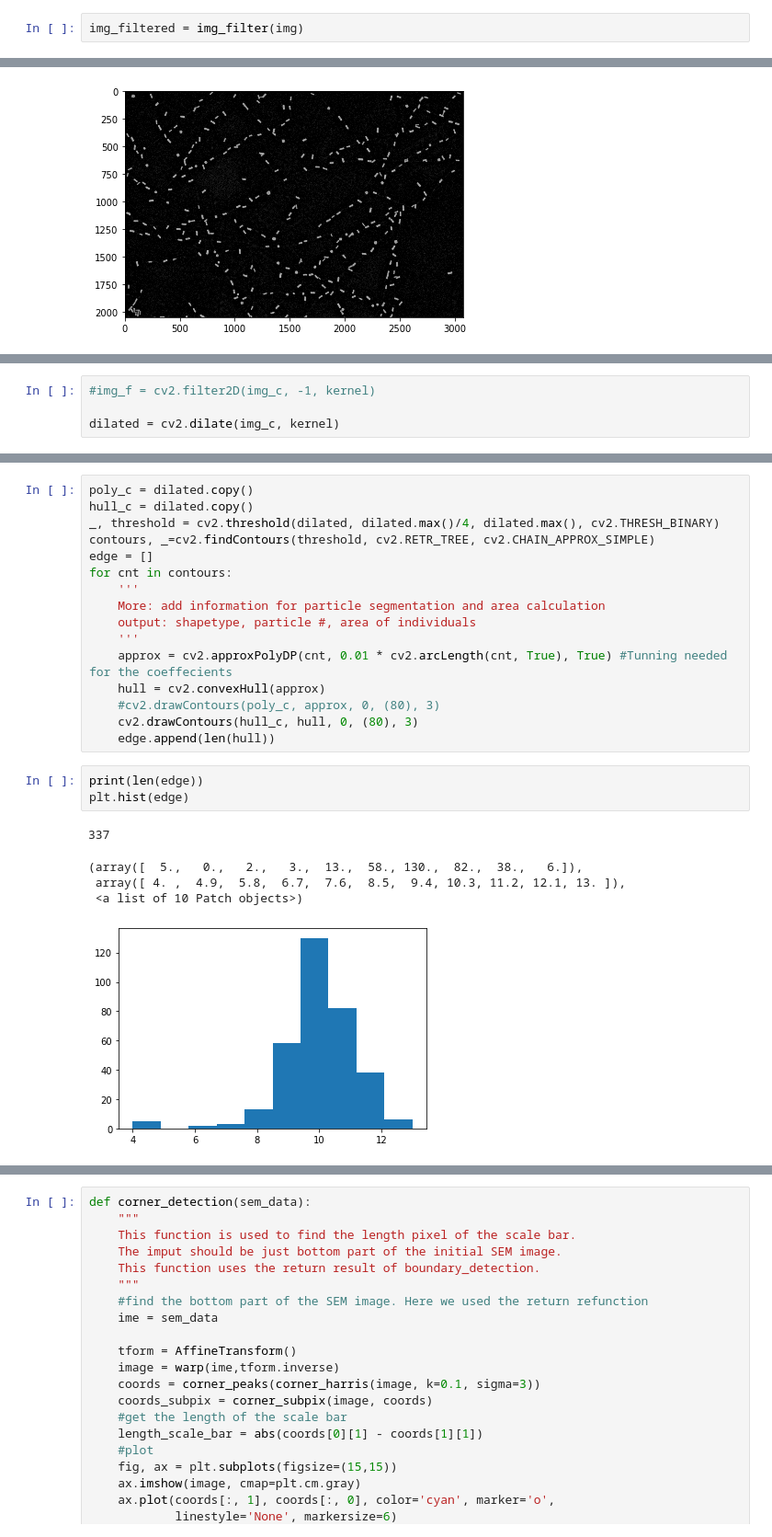
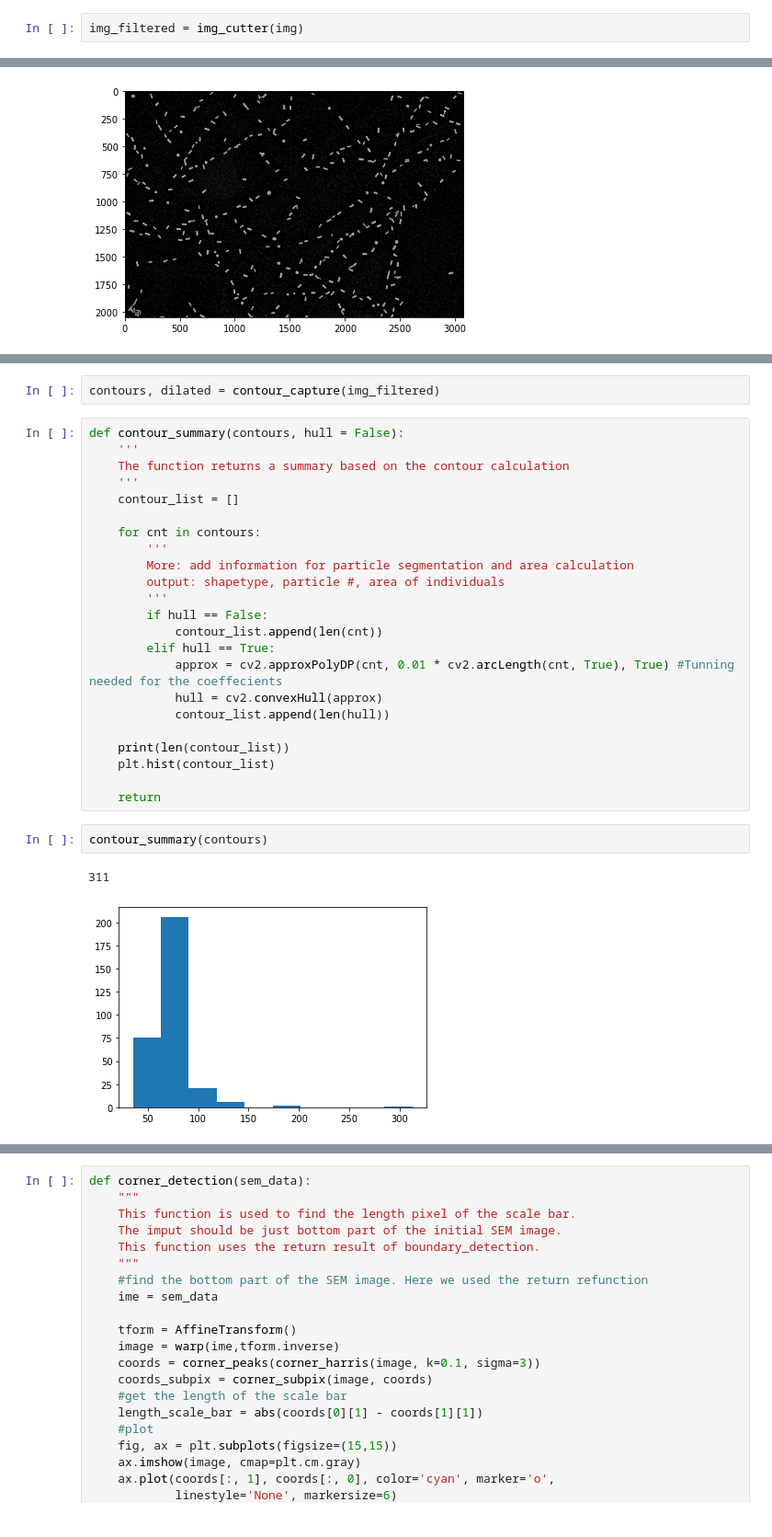
Before and after one commit to yamanmy/partycool, a Jupyter notebook: trail/Shape-detection.ipynb, the cells around one changed output, grey strips where cells are left out. Shown at 92% size. Cells and saved outputs as stored; diff of their text form.

Commit message:
function update

```diff
--- a/trail/Shape-detection.ipynb
+++ b/trail/Shape-detection.ipynb
@@ -61,7 +54,7 @@ def img_filter(img, thres = 20):
 
     return img_c
 # %%
-img_filtered = img_filter(img)
+img_filtered = img_cutter(img)
 # %%
 io.imshow(img_filtered)
 # %% [output]
@@ -75,4 +62,0 @@ kernel = cv2.getStructuringElement(cv2.MORPH_ELLIPSE,(9,9))
-# %%
-#img_f = cv2.filter2D(img_c, -1, kernel)
-
-dilated = cv2.dilate(img_c, kernel)
@@ -79,26 +86,31 @@ dilated = cv2.dilate(img_c, kernel)
+# %%
+contours, dilated = contour_capture(img_filtered)
 # %%
-poly_c = dilated.copy()
-hull_c = dilated.copy()
-_, threshold = cv2.threshold(dilated, dilated.max()/4, dilated.max(), cv2.THRESH_BINARY)
-contours, _=cv2.findContours(threshold, cv2.RETR_TREE, cv2.CHAIN_APPROX_SIMPLE)
-edge = []
-for cnt in contours:
+def contour_summary(contours, hull = False):
     '''
-    More: add information for particle segmentation and area calculation
-    output: shapetype, particle #, area of individuals
+    The function returns a summary based on the contour calculation
     '''
-    approx = cv2.approxPolyDP(cnt, 0.01 * cv2.arcLength(cnt, True), True) #Tunning needed for the coeffecients
-    hull = cv2.convexHull(approx)
-    #cv2.drawContours(poly_c, approx, 0, (80), 3)
-    cv2.drawContours(hull_c, hull, 0, (80), 3)
-    edge.append(len(hull))
+    contour_list = []
+
+    for cnt in contours:
+        '''
+        More: add information for particle segmentation and area calculation
+        output: shapetype, particle #, area of individuals
+        '''
+        if hull == False:
+            contour_list.append(len(cnt))
+        elif hull == True:
+            approx = cv2.approxPolyDP(cnt, 0.01 * cv2.arcLength(cnt, True), True) #Tunning needed for the coeffecients
+            hull = cv2.convexHull(approx)
+            contour_list.append(len(hull))
+
+    print(len(contour_list))
+    plt.hist(contour_list)
+
+    return
-# %%
-print(len(edge))
-plt.hist(edge)
-# %% [output]
-337
-(array([  5.,   0.,   2.,   3.,  13.,  58., 130.,  82.,  38.,   6.]),
- array([ 4. ,  4.9,  5.8,  6.7,  7.6,  8.5,  9.4, 10.3, 11.2, 12.1, 13. ]),
- <a list of 10 Patch objects>)
-[figure, removed]
+# %%
+contour_summary(contours)
+# %% [output]
+311
+[figure, added]
 # %%
```
Also changed, not shown: parts of 20 cells of this notebook, 1 other file.
